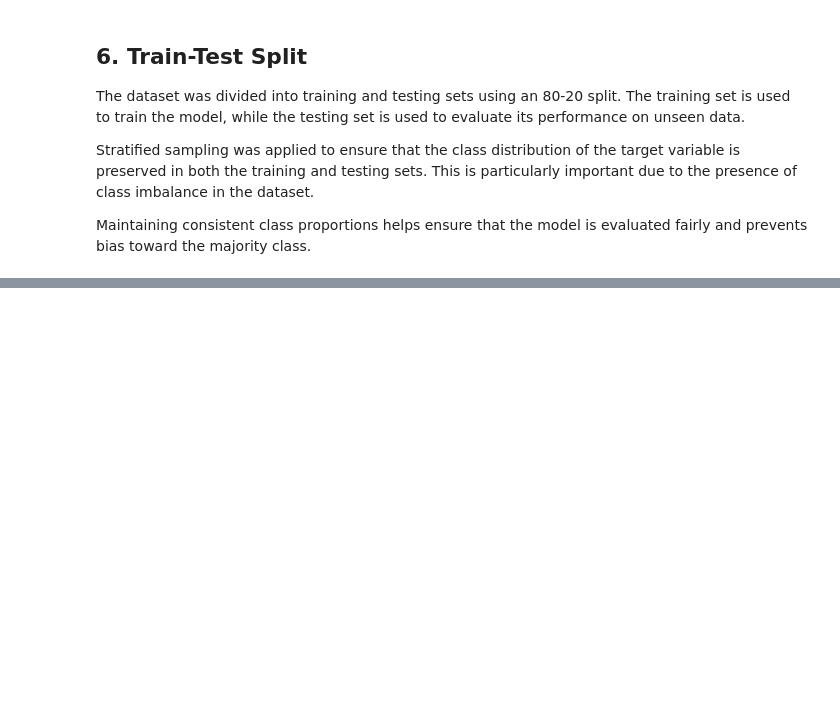
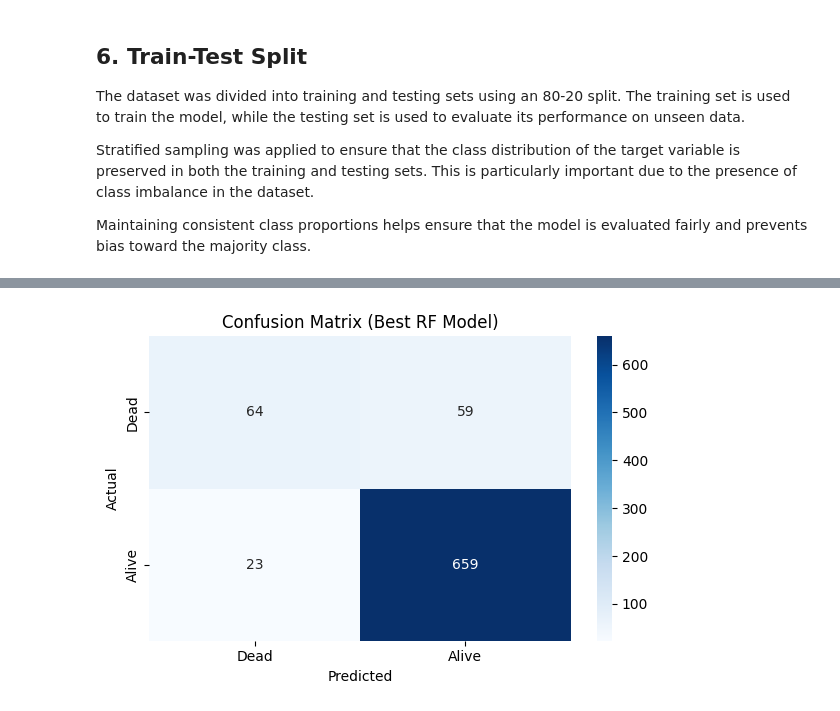
Before and after one commit to Anurangi/ML_Assignment_01, a Jupyter notebook: MS26912134/breast_cancer_prediction_random_forest.ipynb, the cells around one changed output, grey strips where cells are left out. Saved outputs shown, nothing was run; the diff lists cells and outputs as text; code cells hidden in the pictures; blank space fills up the shorter version.

Commit message:
Model training and evaluation
Added model training and evaluation related code added

```diff
--- a/MS26912134/breast_cancer_prediction_random_forest.ipynb
+++ b/MS26912134/breast_cancer_prediction_random_forest.ipynb
@@ -266,0 +270,6 @@ Name: proportion, dtype: float64
+# %%
+smote = SMOTE(random_state=42)
+X_train_sm, y_train_sm = smote.fit_resample(X_train, y_train)
+
+print('SMOTE resampled class distribution:')
+print(y_train_sm.value_counts())
@@ -282,0 +292,7 @@ RandomForestClassifier(random_state=42)
+# %%
+rf_baseline = RandomForestClassifier(n_estimators=100, random_state=42)
+rf_baseline.fit(X_train_sm, y_train_sm)
+
+y_pred_baseline = rf_baseline.predict(X_test)
+print('Baseline Accuracy:', accuracy_score(y_test, y_pred_baseline))
+print(classification_report(y_test, y_pred_baseline))
@@ -404,0 +348,7 @@ Best Cross-Validation Score: 0.9058713886300094
+# %%
+# Best model from tuning
+best_rf = random_search.best_estimator_
+
+# Probability predictions (used for threshold tuning, ROC, PR curves)
+y_prob = best_rf.predict_proba(X_test)[:, 1]   # probability of class 1 (Alive)
+y_prob_dead = best_rf.predict_proba(X_test)[:, 0]  # probability of class 0 (Dead)
@@ -404,0 +383,9 @@ Best Cross-Validation Score: 0.9058713886300094
+# %%
+# Apply chosen threshold (0.45 balances recall and precision well)
+BEST_THRESHOLD = 0.45
+y_pred_final = (y_prob >= BEST_THRESHOLD).astype(int)
+
+print(f'Using threshold: {BEST_THRESHOLD}')
+print('Accuracy:', accuracy_score(y_test, y_pred_final))
+print('\nClassification Report:')
+print(classification_report(y_test, y_pred_final, target_names=['Dead', 'Alive']))
@@ -404,0 +405,14 @@ Best Cross-Validation Score: 0.9058713886300094
+# %%
+cm = confusion_matrix(y_test, y_pred_final)
+
+plt.figure(figsize=(6, 4))
+sns.heatmap(cm, annot=True, fmt='d', cmap='Blues',
+            xticklabels=['Dead', 'Alive'],
+            yticklabels=['Dead', 'Alive'])
+plt.xlabel('Predicted')
+plt.ylabel('Actual')
+plt.title('Confusion Matrix (Best RF Model)')
+plt.tight_layout()
+plt.show()
+# %% [output]
+[figure, added]
```
Also changed, not shown: parts of 45 cells of this notebook.
